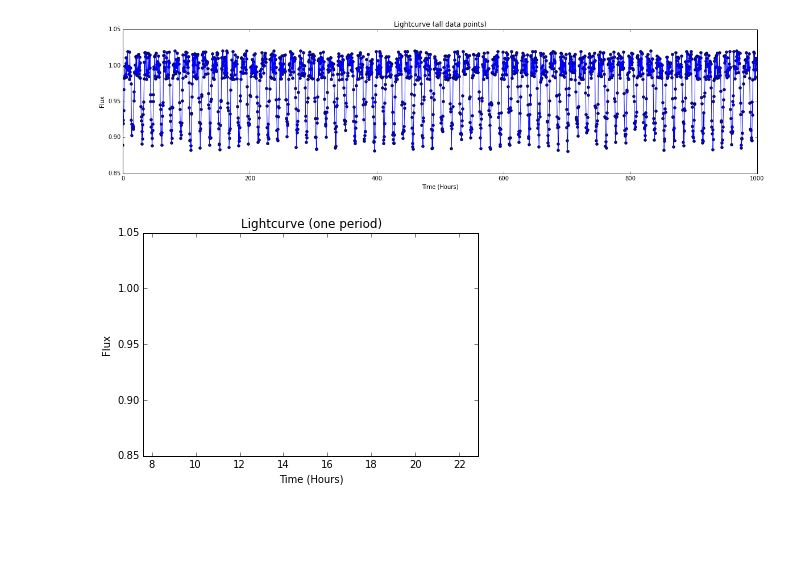
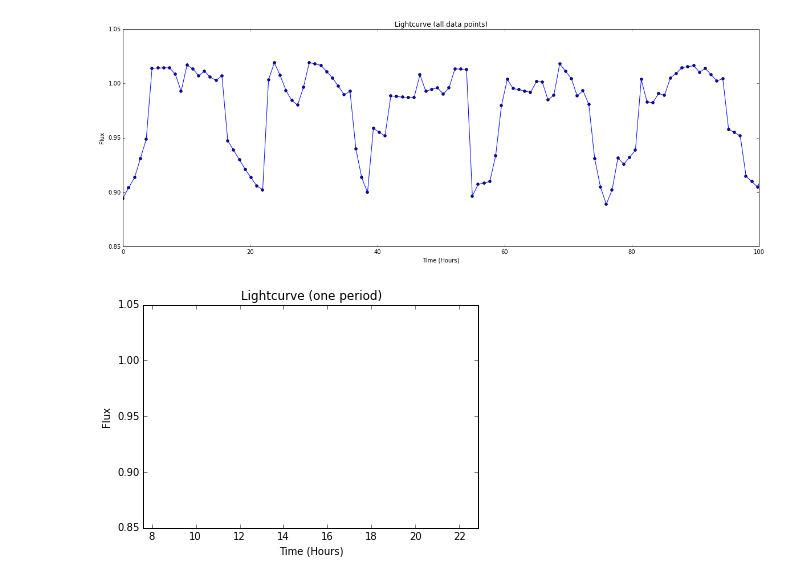
Before and after one commit to dianadianadiana/FFT, a Jupyter notebook: flux_function_transit.ipynb, the cells around one changed output. Cells and saved outputs as stored; diff of their text form; code cells hidden in the pictures; blank space fills up the shorter version.

Commit message:
added the scatter/gap time aspect, makes the FFT look weird..

```diff
--- a/flux_function_transit.ipynb
+++ b/flux_function_transit.ipynb
@@ -135,0 +138,26 @@ Nyquist frequency: 1.0
+# %%
+#Determine the appropriate cadence to which the data should be interpolated
+# Get the GAP array
+num_time = len(t) # the original number of data time points (w gaps)
+f = flux(t,x) # the flux values (w gaps)
+
+delta_t = t[1:num_time-1]-t[0:num_time-2] # has a length = len(t) - 2 (bc it ignores endpoints)
+cadence = np.mean(delta_t) # what the time interval between points with gaps currently is
+
+#Fill gaps in the time series (according to 2012 thesis method)
+gap = delta_t/cadence # has a length = len(t) - 2 (bc it ignores endpoints)
+gap = np.around(gap, decimals = 0)
+# QUESTION should gap be rounded to the integer or one decimal point?
+
+# print("***GAP***")
+# print(gap)
+
+gap_cut = 1.1   #Time differences greater than gap_cut*cadence are gaps
+gap_loc = np.empty(0) # array that holds the indexes of where the gaps are
+
+i = 0
+while i < len(gap):
+    if gap[i] > gap_cut:
+        gap_loc = np.append(gap_loc, i)
+    i += 1
+num_gap = len(gap_loc) # the number of gaps present
@@ -135,0 +228,8 @@ Nyquist frequency: 1.0
+# %%
+print(empty_arr)
+i = 0
+while i < len(empty_arr):
+    index = empty_arr[i]
+    flux_cad[index] = np.mean([flux_cad[index-1], flux_cad[index+1]])
+    print("flux at index " +str(index) +" : " + str(flux_cad[index]))
+    i+=1
@@ -136,30 +254,31 @@ Nyquist frequency: 1.0
 # %%
 #plot the lightcurves
 
 #plot lightcurve all data points
-fig = plt.figure(figsize=(20,10))
+fig = plt.figure(figsize=(20,15))
 ax = fig.add_subplot(2,1,1)
-f = flux(t,x)
+t = time_cad
+f = flux_cad
 ax.scatter(t,f)
 ax.plot(t,f)
 plt.title("Lightcurve (all data points)")
 plt.xlabel("Time (Hours)")
 plt.ylabel("Flux")
 plt.xlim([a,b])
 plt.ylim([1 - 1.5*delta, 1. + .5*delta])
 plt.show()
 
 #HOW TO MAKE THIS GRAPH WORK
 ax = fig.add_subplot(2,1,2)
 ax.scatter(t,f)
 plt.title("Lightcurve (one period)")
 plt.xlabel("Time (Hours)")
 plt.ylabel("Flux")
 plt.xlim([period - .5*period, period + .5*period])
 plt.ylim([1 - 1.5*delta, 1 + .5*delta])
 plt.show()
 # %% [output]
-[figure, old version]
+[figure, new version]
 [figure]
 # %%
 #FFT part
```
Also changed, not shown: parts of 11 cells of this notebook.
